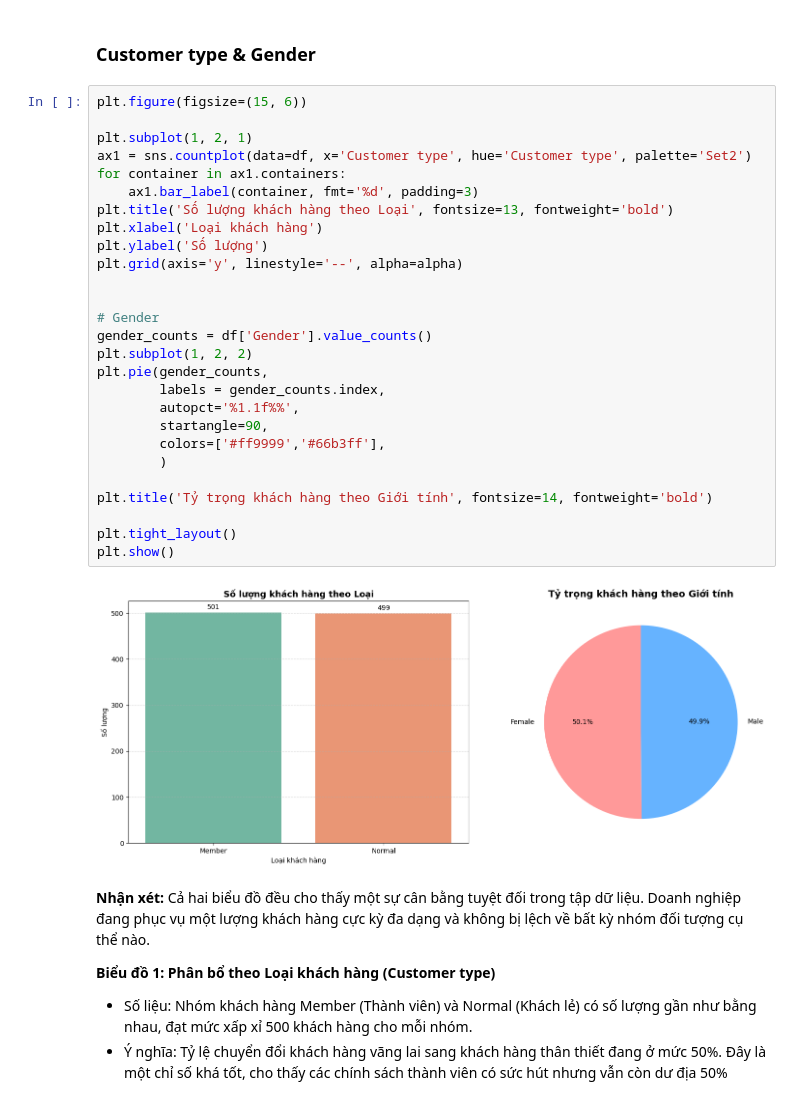
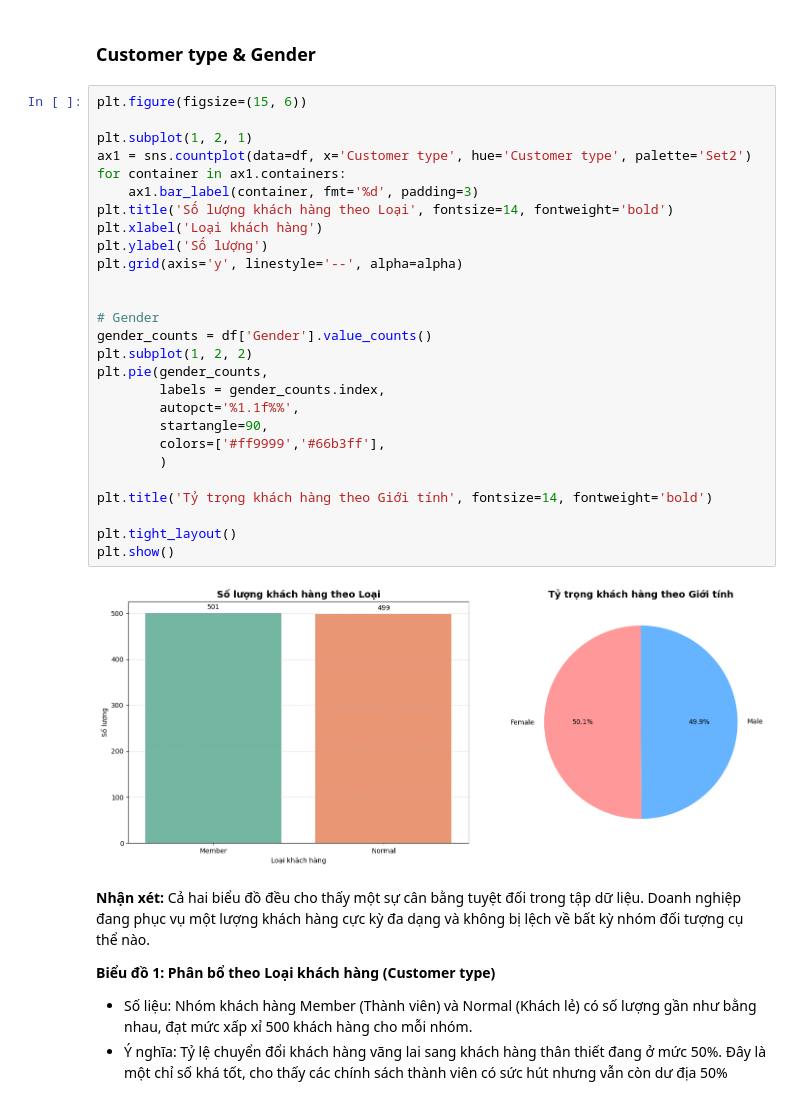
Before and after one commit to Jackxeid/Learn---MindX, a Jupyter notebook: Final Project/finalProject.ipynb, the cells around one changed output. Saved outputs shown, nothing was run; the diff lists cells and outputs as text.

```diff
--- a/Final Project/finalProject.ipynb
+++ b/Final Project/finalProject.ipynb
@@ -291,32 +291,32 @@ plt.show()
 # %%
 plt.figure(figsize=(15, 6))
 
 plt.subplot(1, 2, 1)
 ax1 = sns.countplot(data=df, x='Customer type', hue='Customer type', palette='Set2')
 for container in ax1.containers:
     ax1.bar_label(container, fmt='%d', padding=3)
-plt.title('Số lượng khách hàng theo Loại', fontsize=13, fontweight='bold')
+plt.title('Số lượng khách hàng theo Loại', fontsize=14, fontweight='bold')
 plt.xlabel('Loại khách hàng')
 plt.ylabel('Số lượng')
 plt.grid(axis='y', linestyle='--', alpha=alpha)
 
 
 # Gender
 gender_counts = df['Gender'].value_counts()
 plt.subplot(1, 2, 2)
 plt.pie(gender_counts,
         labels = gender_counts.index,
         autopct='%1.1f%%',
         startangle=90,
         colors=['#ff9999','#66b3ff'],
         )
 
 plt.title('Tỷ trọng khách hàng theo Giới tính', fontsize=14, fontweight='bold')
 
 plt.tight_layout()
 plt.show()
 # %% [output]
-[figure, old version]
+[figure, new version]
 # %% [markdown]
 **Nhận xét:** Cả hai biểu đồ đều cho thấy một sự cân bằng tuyệt đối trong tập dữ liệu. Doanh nghiệp đang phục vụ một lượng khách hàng cực kỳ đa dạng và không bị lệch về bất kỳ nhóm đối tượng cụ thể nào.
 
```
Also changed, not shown: parts of 6 cells of this notebook.
